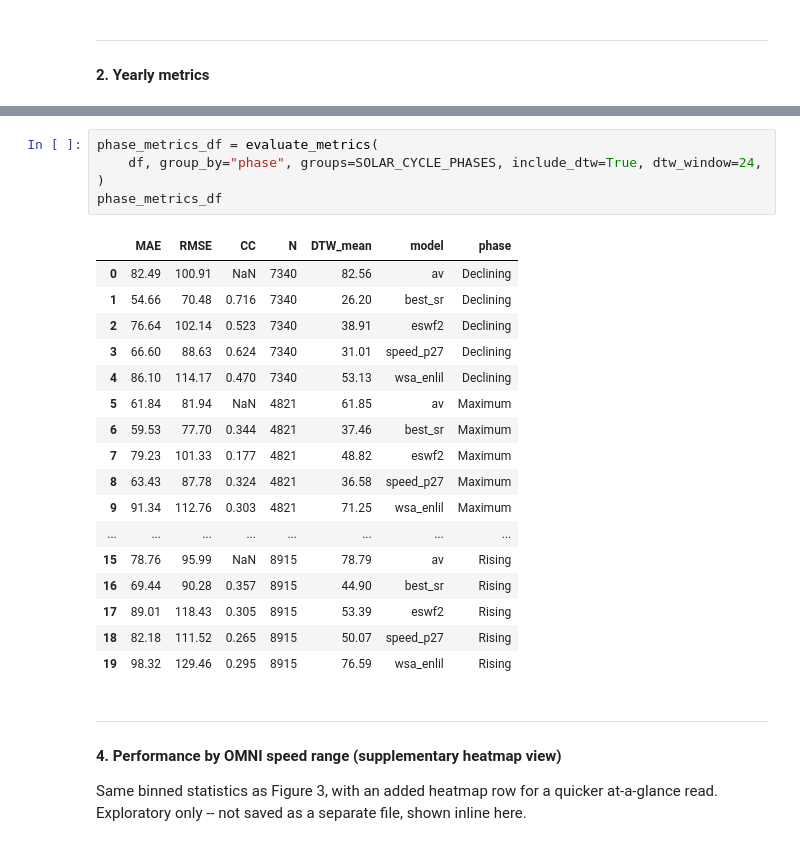
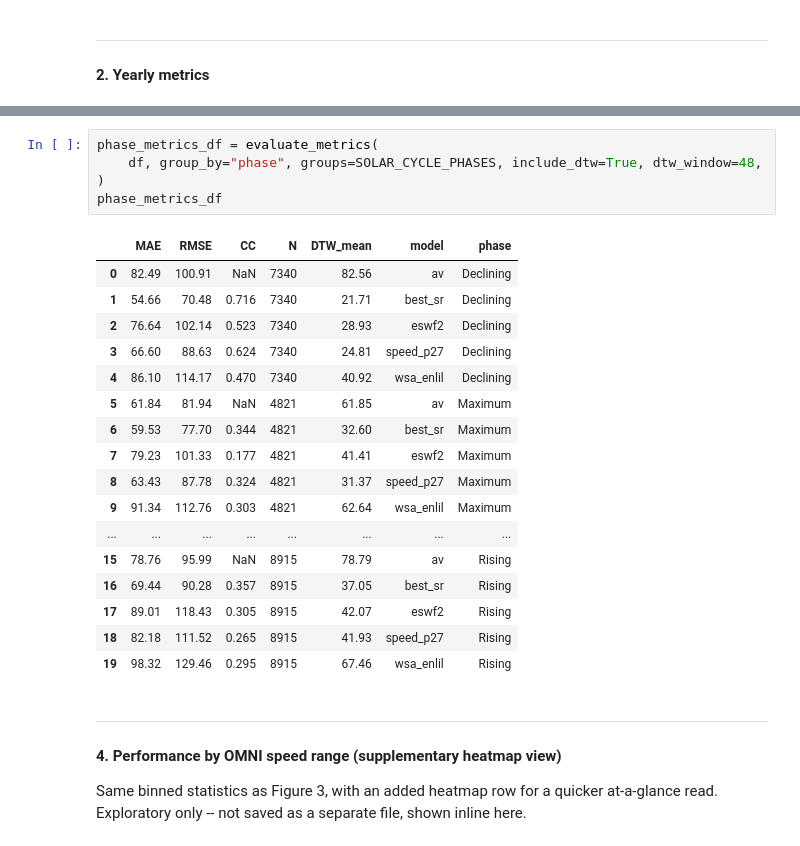
Before and after one commit to coffee77iruk/SR_SWspeed, a Jupyter notebook: notebooks/05_verify_performance.ipynb, the cells around one changed output, grey strips where cells are left out. Drawn from its saved outputs; the diff is of its cells as text.

```diff
--- a/notebooks/05_verify_performance.ipynb
+++ b/notebooks/05_verify_performance.ipynb
@@ -67,27 +67,27 @@ Block-splitting itself is gap-aware, not just year-aware: AIA excludes *every* 2
 `av` is the average-prediction baseline (Collin et al. 2025): a constant equal to the mean OMNI speed over the Jan-Sep training months, scoped to match each row (the single 2010-2024 training mean for the entire-period row, that phase's own training mean for each phase row -- see `evaluate_metrics()`'s docstring). Included to show that a low RMSE alone doesn't imply real predictive skill: `av`'s CC is undefined by construction (zero-variance prediction), while `best_sr`'s CC is not.
 # %%
 phase_metrics_df = evaluate_metrics(
-    df, group_by="phase", groups=SOLAR_CYCLE_PHASES, include_dtw=True, dtw_window=24,
+    df, group_by="phase", groups=SOLAR_CYCLE_PHASES, include_dtw=True, dtw_window=48,
 )
 phase_metrics_df
 # %% [output]
 |  | MAE | RMSE | CC | N | DTW_mean | model | phase |
 | 0 | 82.49 | 100.91 | NaN | 7340 | 82.56 | av | Declining |
-| 1 | 54.66 | 70.48 | 0.716 | 7340 | 26.20 | best_sr | Declining |
-| 2 | 76.64 | 102.14 | 0.523 | 7340 | 38.91 | eswf2 | Declining |
-| 3 | 66.60 | 88.63 | 0.624 | 7340 | 31.01 | speed_p27 | Declining |
-| 4 | 86.10 | 114.17 | 0.470 | 7340 | 53.13 | wsa_enlil | Declining |
+| 1 | 54.66 | 70.48 | 0.716 | 7340 | 21.71 | best_sr | Declining |
+| 2 | 76.64 | 102.14 | 0.523 | 7340 | 28.93 | eswf2 | Declining |
+| 3 | 66.60 | 88.63 | 0.624 | 7340 | 24.81 | speed_p27 | Declining |
+| 4 | 86.10 | 114.17 | 0.470 | 7340 | 40.92 | wsa_enlil | Declining |
 | 5 | 61.84 | 81.94 | NaN | 4821 | 61.85 | av | Maximum |
-| 6 | 59.53 | 77.70 | 0.344 | 4821 | 37.46 | best_sr | Maximum |
-| 7 | 79.23 | 101.33 | 0.177 | 4821 | 48.82 | eswf2 | Maximum |
-| 8 | 63.43 | 87.78 | 0.324 | 4821 | 36.58 | speed_p27 | Maximum |
-| 9 | 91.34 | 112.76 | 0.303 | 4821 | 71.25 | wsa_enlil | Maximum |
+| 6 | 59.53 | 77.70 | 0.344 | 4821 | 32.60 | best_sr | Maximum |
+| 7 | 79.23 | 101.33 | 0.177 | 4821 | 41.41 | eswf2 | Maximum |
+| 8 | 63.43 | 87.78 | 0.324 | 4821 | 31.37 | speed_p27 | Maximum |
+| 9 | 91.34 | 112.76 | 0.303 | 4821 | 62.64 | wsa_enlil | Maximum |
 | ... | ... | ... | ... | ... | ... | ... | ... |
 | 15 | 78.76 | 95.99 | NaN | 8915 | 78.79 | av | Rising |
-| 16 | 69.44 | 90.28 | 0.357 | 8915 | 44.90 | best_sr | Rising |
-| 17 | 89.01 | 118.43 | 0.305 | 8915 | 53.39 | eswf2 | Rising |
-| 18 | 82.18 | 111.52 | 0.265 | 8915 | 50.07 | speed_p27 | Rising |
-| 19 | 98.32 | 129.46 | 0.295 | 8915 | 76.59 | wsa_enlil | Rising |
+| 16 | 69.44 | 90.28 | 0.357 | 8915 | 37.05 | best_sr | Rising |
+| 17 | 89.01 | 118.43 | 0.305 | 8915 | 42.07 | eswf2 | Rising |
+| 18 | 82.18 | 111.52 | 0.265 | 8915 | 41.93 | speed_p27 | Rising |
+| 19 | 98.32 | 129.46 | 0.295 | 8915 | 67.46 | wsa_enlil | Rising |
 # %% [markdown]
 ---
 
```
Also changed, not shown: parts of 3 cells of this notebook, 2 other files.
